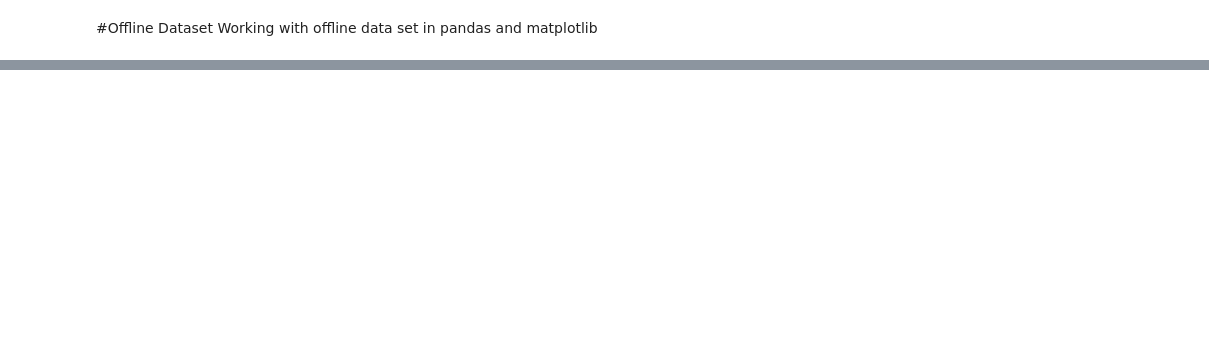
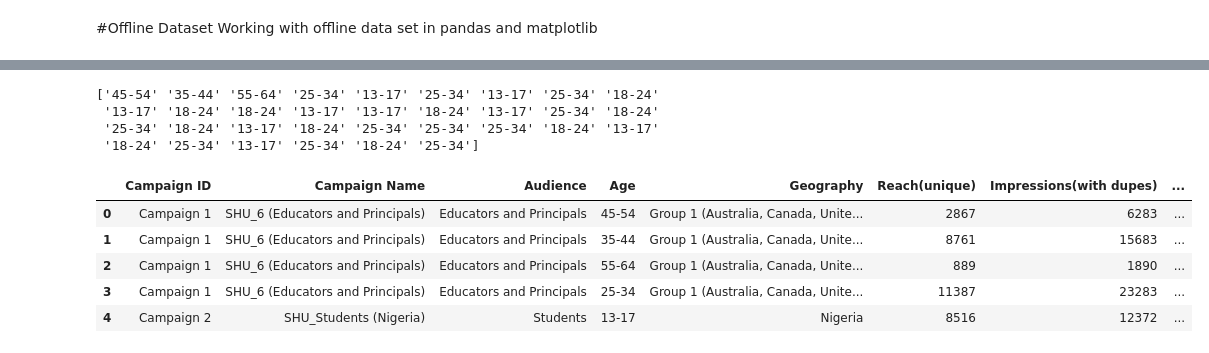
Before and after one commit to ISHaNT-CHaHaR/DSA_bliss, a Jupyter notebook: Data_vis.ipynb, the cells around one changed output, grey strips where cells are left out. Cells and saved outputs as stored; diff of their text form; code cells hidden in the pictures; blank space fills up the shorter version.

```diff
--- a/Data_vis.ipynb
+++ b/Data_vis.ipynb
@@ -306,0 +310,22 @@ Working with offline data set in pandas and matplotlib
+# %%
+df = pd.read_csv('data.csv')
+# %%
+#df.head()
+age =  df.Age
+
+age = np.array(age)
+print(age)
+
+df.head()
+# df.CampaignID()
+# %% [output]
+['45-54' '35-44' '55-64' '25-34' '13-17' '25-34' '13-17' '25-34' '18-24'
+ '13-17' '18-24' '18-24' '13-17' '13-17' '18-24' '13-17' '25-34' '18-24'
+ '25-34' '18-24' '13-17' '18-24' '25-34' '25-34' '25-34' '18-24' '13-17'
+ '18-24' '25-34' '13-17' '25-34' '18-24' '25-34']
+|  | Campaign ID | Campaign Name | Audience | Age | Geography | Reach(unique) | Impressions(with dupes) | ... |
+| 0 | Campaign 1 | SHU_6 (Educators and Principals) | Educators and Principals | 45-54 | Group 1 (Australia, Canada, Unite... | 2867 | 6283 | ... |
+| 1 | Campaign 1 | SHU_6 (Educators and Principals) | Educators and Principals | 35-44 | Group 1 (Australia, Canada, Unite... | 8761 | 15683 | ... |
+| 2 | Campaign 1 | SHU_6 (Educators and Principals) | Educators and Principals | 55-64 | Group 1 (Australia, Canada, Unite... | 889 | 1890 | ... |
+| 3 | Campaign 1 | SHU_6 (Educators and Principals) | Educators and Principals | 25-34 | Group 1 (Australia, Canada, Unite... | 11387 | 23283 | ... |
+| 4 | Campaign 2 | SHU_Students (Nigeria) | Students | 13-17 | Nigeria | 8516 | 12372 | ... |
```
Also changed, not shown: parts of 4 cells of this notebook.
